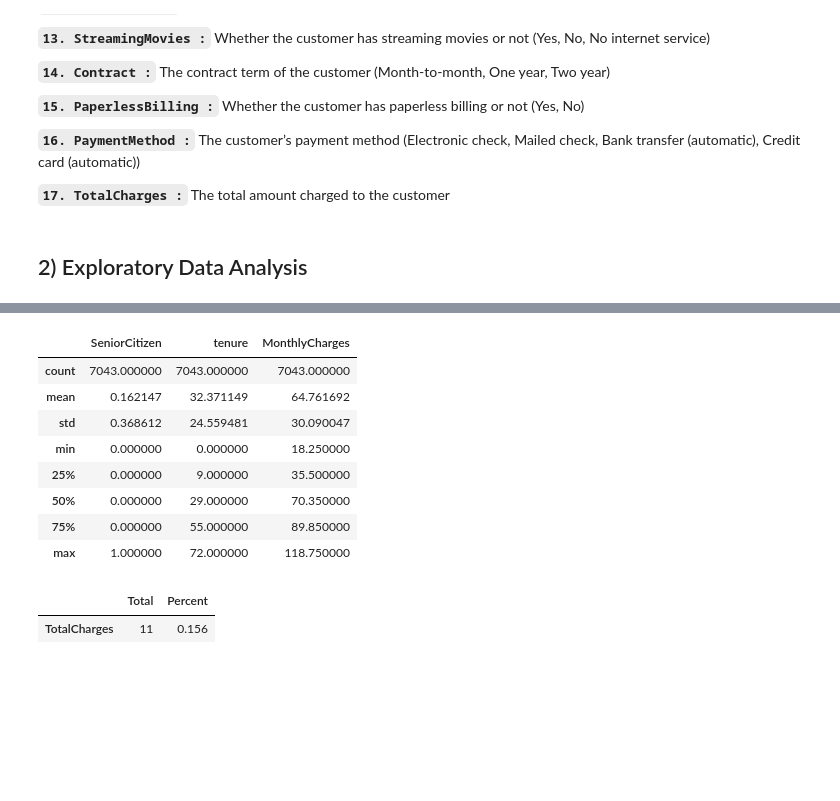
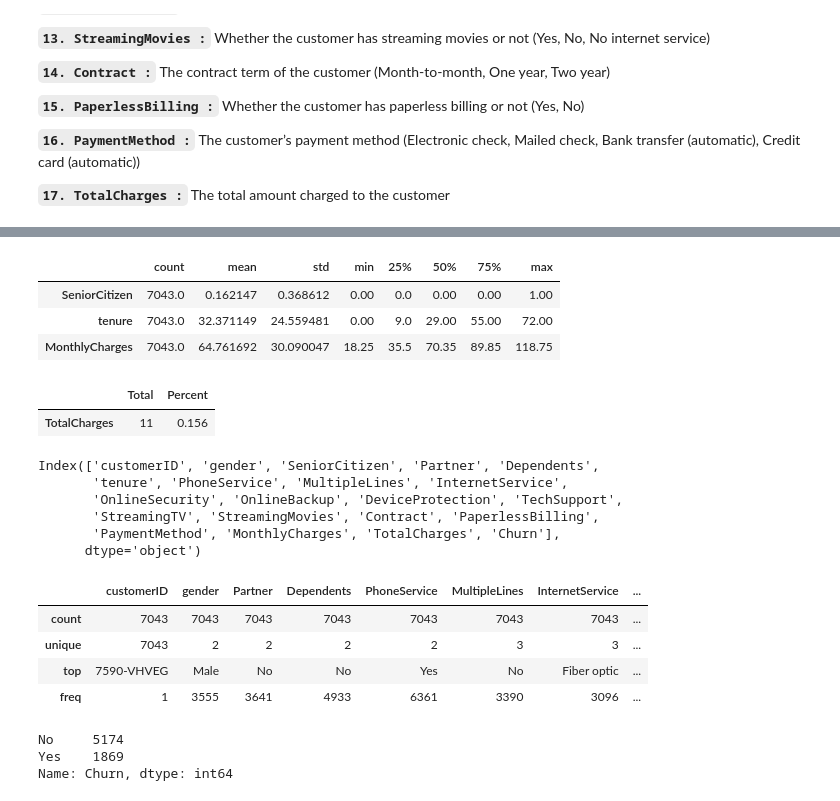
Before and after one commit to sunilmishraji01/Churn_Prediction, a Jupyter notebook: notebook/EDA.ipynb, the cells around one changed output, grey strips where cells are left out. Cells and saved outputs as stored; diff of their text form; code cells hidden in the pictures; blank space fills up the shorter version.

```diff
--- a/notebook/EDA.ipynb
+++ b/notebook/EDA.ipynb
@@ -13,6 +15,7 @@ pwd()
 # %%
-path = "/home/sunilmishraji01/sunil/Project_Kaggle/Churn-Prediction/input/Telco-Customer-Churn.csv"
-df = pd.read_csv(path)
+path = "/home/sunilmishraji01/sunil/Project/Churn_Prediction/input/Telco-Customer-Churn.csv"
+dataset = pd.read_csv(path)
+df = dataset.copy()
 # %%
 df.head()
 # %% [output]
@@ -73,8 +76,6 @@ df.head()
 **`16. PaymentMethod :`** The customer’s payment method (Electronic check, Mailed check, Bank transfer (automatic), Credit card (automatic))
 
 **`17. TotalCharges :`** The total amount charged to the customer
-# %% [markdown]
-## 2) Exploratory Data Analysis
 # %%
 df.info()
 # %% [output]
@@ -96,17 +97,12 @@ Data columns (total 21 columns):
 dtypes: float64(1), int64(2), object(18)
 memory usage: 1.1+ MB
 # %%
-df.describe()
+df.describe().T
 # %% [output]
-|  | SeniorCitizen | tenure | MonthlyCharges |
-| count | 7043.000000 | 7043.000000 | 7043.000000 |
-| mean | 0.162147 | 32.371149 | 64.761692 |
-| std | 0.368612 | 24.559481 | 30.090047 |
-| min | 0.000000 | 0.000000 | 18.250000 |
-| 25% | 0.000000 | 9.000000 | 35.500000 |
-| 50% | 0.000000 | 29.000000 | 70.350000 |
-| 75% | 0.000000 | 55.000000 | 89.850000 |
-| max | 1.000000 | 72.000000 | 118.750000 |
+|  | count | mean | std | min | 25% | 50% | 75% | max |
+| SeniorCitizen | 7043.0 | 0.162147 | 0.368612 | 0.00 | 0.0 | 0.00 | 0.00 | 1.00 |
+| tenure | 7043.0 | 32.371149 | 24.559481 | 0.00 | 9.0 | 29.00 | 55.00 | 72.00 |
+| MonthlyCharges | 7043.0 | 64.761692 | 30.090047 | 18.25 | 35.5 | 70.35 | 89.85 | 118.75 |
 # %%
 # convert `TotalCharges` into numeric data type:
 df.TotalCharges = pd.to_numeric(df.TotalCharges,errors="coerce")
@@ -122,3 +118,26 @@ missing_data(df)
 # %% [output]
 |  | Total | Percent |
 | TotalCharges | 11 | 0.156 |
+# %%
+df.columns
+# %% [output]
+Index(['customerID', 'gender', 'SeniorCitizen', 'Partner', 'Dependents',
+       'tenure', 'PhoneService', 'MultipleLines', 'InternetService',
+       'OnlineSecurity', 'OnlineBackup', 'DeviceProtection', 'TechSupport',
+       'StreamingTV', 'StreamingMovies', 'Contract', 'PaperlessBilling',
+       'PaymentMethod', 'MonthlyCharges', 'TotalCharges', 'Churn'],
+      dtype='object')
+# %%
+df.describe(include="object")
+# %% [output]
+|  | customerID | gender | Partner | Dependents | PhoneService | MultipleLines | InternetService | ... |
+| count | 7043 | 7043 | 7043 | 7043 | 7043 | 7043 | 7043 | ... |
+| unique | 7043 | 2 | 2 | 2 | 2 | 3 | 3 | ... |
+| top | 7590-VHVEG | Male | No | No | Yes | No | Fiber optic | ... |
+| freq | 1 | 3555 | 3641 | 4933 | 6361 | 3390 | 3096 | ... |
+# %%
+df["Churn"].value_counts()
+# %% [output]
+No     5174
+Yes    1869
+Name: Churn, dtype: int64
```
Also changed, not shown: parts of 54 cells of this notebook.
